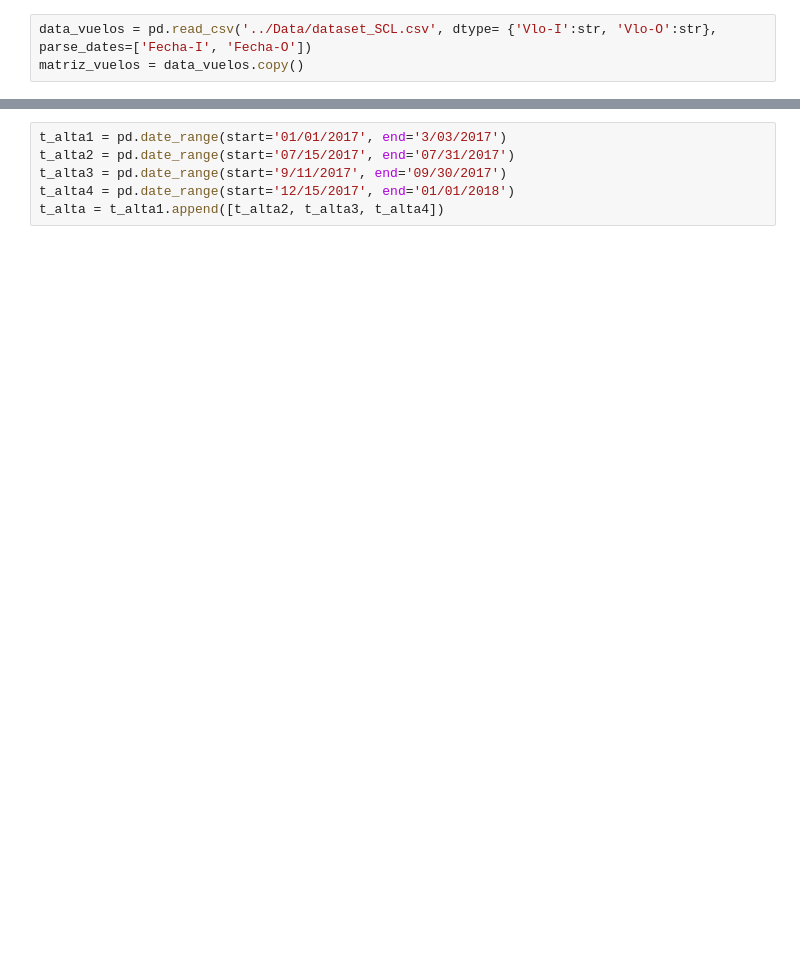
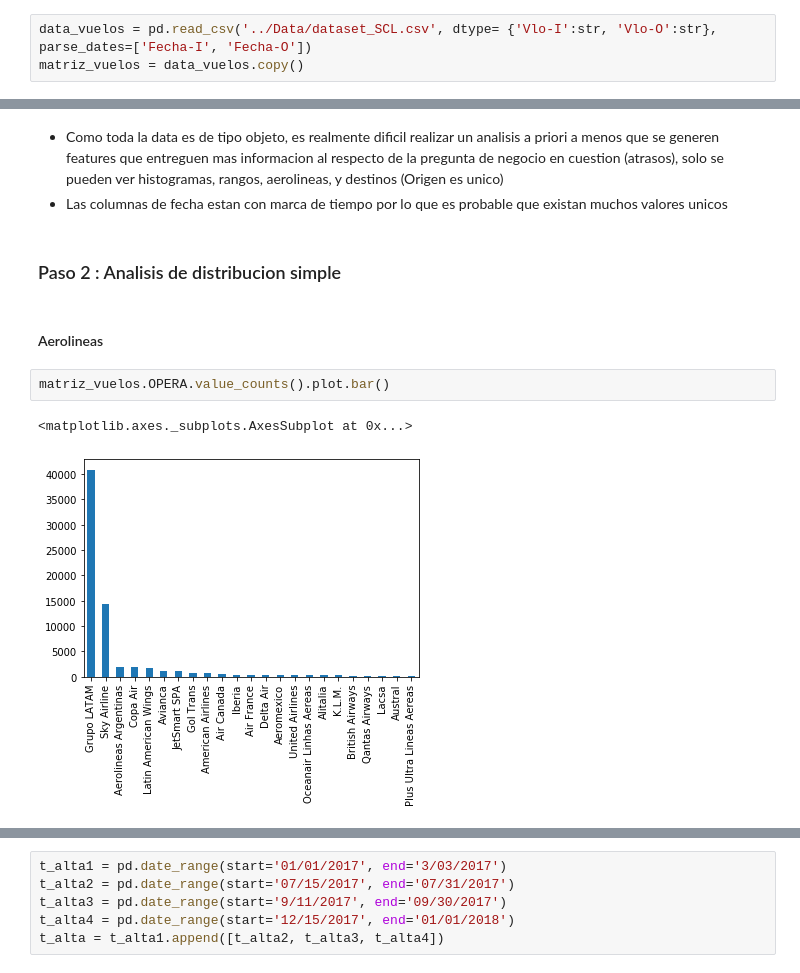
Before and after one commit to razorhedge/latam-ds-challenge, a Jupyter notebook: Notebooks/solution.ipynb, the cells around one changed output, grey strips where cells are left out. Saved outputs shown, nothing was run; the diff lists cells and outputs as text; blank space fills up the shorter version.

```diff
--- a/Notebooks/solution.ipynb
+++ b/Notebooks/solution.ipynb
@@ -6,0 +61,12 @@ matriz_vuelos = data_vuelos.copy()
+# %% [markdown]
+* Como toda la data es de tipo objeto, es realmente dificil realizar un analisis a priori a menos que se generen features que entreguen mas informacion al respecto de la pregunta de negocio en cuestion (atrasos), solo se pueden ver histogramas, rangos, aerolineas, y destinos (Origen es unico)
+* Las columnas de fecha estan con marca de tiempo por lo que es probable que existan muchos valores unicos
+# %% [markdown]
+### Paso 2 : Analisis de distribucion simple
+# %% [markdown]
+#### Aerolineas
+# %%
+matriz_vuelos.OPERA.value_counts().plot.bar()
+# %% [output]
+<matplotlib.axes._subplots.AxesSubplot at 0x...>
+[figure, added]
```
Also changed, not shown: parts of 24 cells of this notebook.
